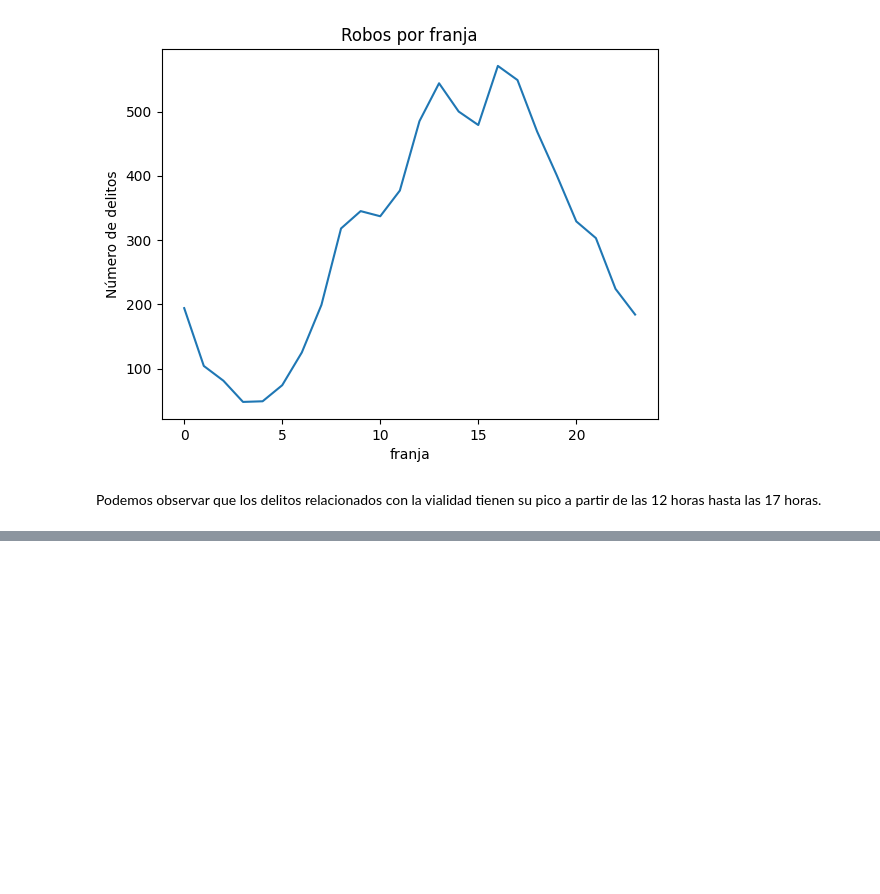
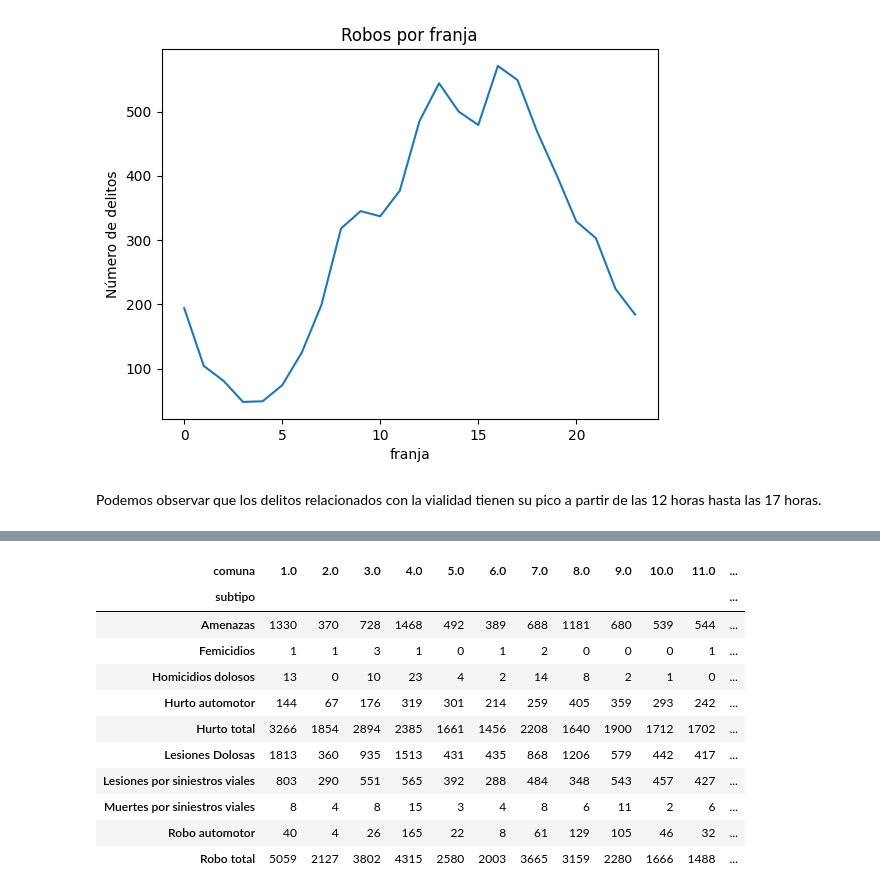
Before and after one commit to No-Country-simulation/equipo-c24-03-m-data, a Jupyter notebook: modules/EDA.ipynb, the cells around one changed output, grey strips where cells are left out. Saved outputs shown, nothing was run; the diff lists cells and outputs as text; code cells hidden in the pictures; blank space fills up the shorter version.

```diff
--- a/modules/EDA.ipynb
+++ b/modules/EDA.ipynb
@@ -782,0 +790,4 @@ Podemos observar que los delitos relacionados con la vialidad tienen su pico a p
+# %%
+url = "..\data\delitos2021_procesados.csv"
+df_limpio = pd.read_csv(url, index_col=0)
+df_limpio.head()
@@ -782,0 +828,16 @@ Podemos observar que los delitos relacionados con la vialidad tienen su pico a p
+# %%
+df_subtipo_comuna = pd.crosstab(df_limpio["subtipo"], df_limpio["comuna"])
+df_subtipo_comuna
+# %% [output]
+| comuna | 1.0 | 2.0 | 3.0 | 4.0 | 5.0 | 6.0 | 7.0 | 8.0 | 9.0 | 10.0 | 11.0 | ... |
+| subtipo |  |  |  |  |  |  |  |  |  |  |  | ... |
+| Amenazas | 1330 | 370 | 728 | 1468 | 492 | 389 | 688 | 1181 | 680 | 539 | 544 | ... |
+| Femicidios | 1 | 1 | 3 | 1 | 0 | 1 | 2 | 0 | 0 | 0 | 1 | ... |
+| Homicidios dolosos | 13 | 0 | 10 | 23 | 4 | 2 | 14 | 8 | 2 | 1 | 0 | ... |
+| Hurto automotor | 144 | 67 | 176 | 319 | 301 | 214 | 259 | 405 | 359 | 293 | 242 | ... |
+| Hurto total | 3266 | 1854 | 2894 | 2385 | 1661 | 1456 | 2208 | 1640 | 1900 | 1712 | 1702 | ... |
+| Lesiones Dolosas | 1813 | 360 | 935 | 1513 | 431 | 435 | 868 | 1206 | 579 | 442 | 417 | ... |
+| Lesiones por siniestros viales | 803 | 290 | 551 | 565 | 392 | 288 | 484 | 348 | 543 | 457 | 427 | ... |
+| Muertes por siniestros viales | 8 | 4 | 8 | 15 | 3 | 4 | 8 | 6 | 11 | 2 | 6 | ... |
+| Robo automotor | 40 | 4 | 26 | 165 | 22 | 8 | 61 | 129 | 105 | 46 | 32 | ... |
+| Robo total | 5059 | 2127 | 3802 | 4315 | 2580 | 2003 | 3665 | 3159 | 2280 | 1666 | 1488 | ... |
```
Also changed, not shown: parts of 19 cells of this notebook.
